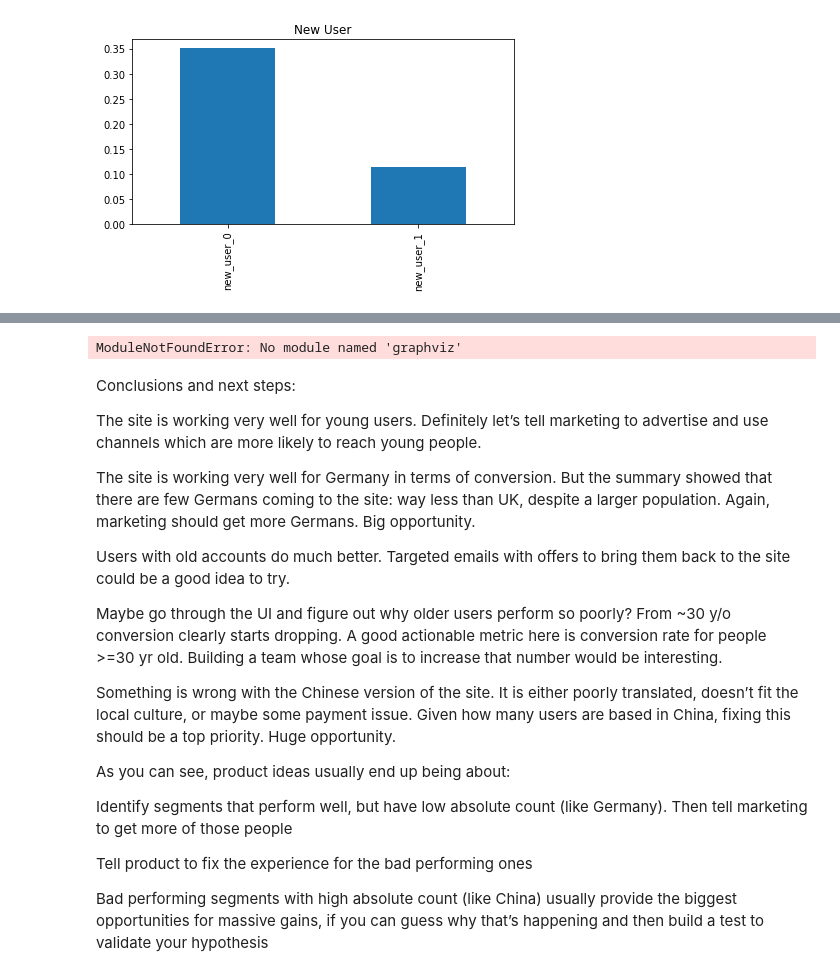
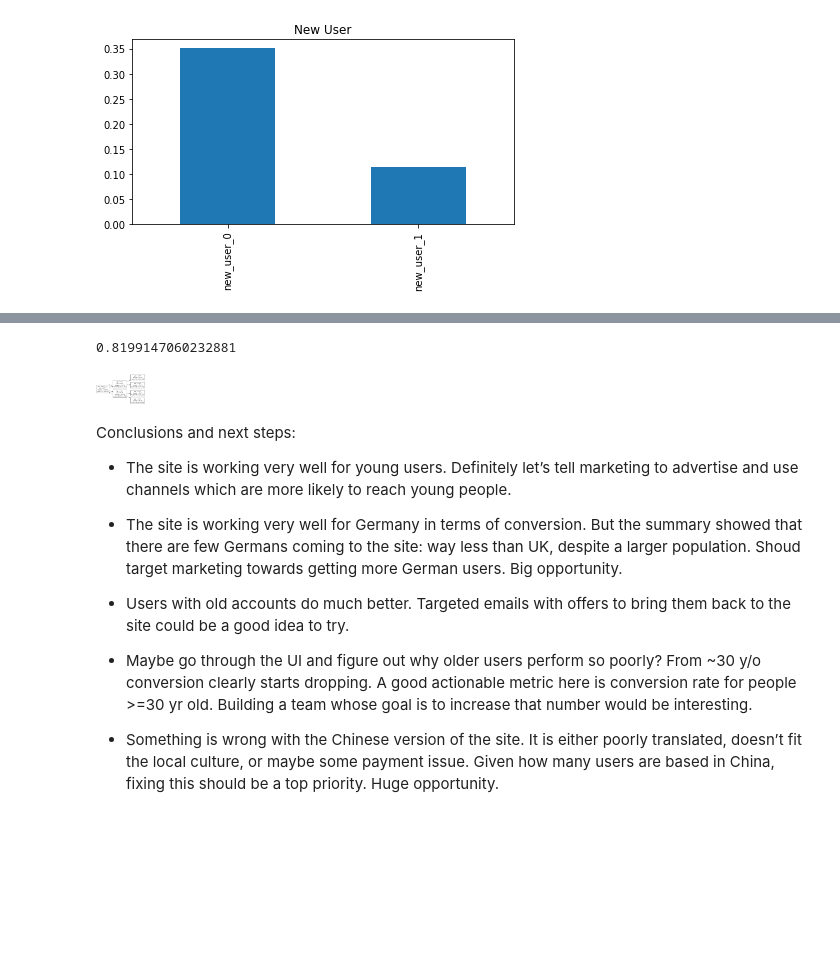
Before and after one commit to HarrisonJYU/DS_project, a Jupyter notebook: improve_conversion/Improve_Conversion_Rate.ipynb, the cells around one changed output, grey strips where cells are left out. Drawn from its saved outputs; the diff is of its cells as text; code cells hidden in the pictures; blank space fills up the shorter version.

```diff
--- a/improve_conversion/Improve_Conversion_Rate.ipynb
+++ b/improve_conversion/Improve_Conversion_Rate.ipynb
@@ -243,4 +232,5 @@ Source is less relevant
 # %%
+#!pip install graphviz
 import graphviz
 from sklearn.tree import DecisionTreeClassifier
 from sklearn.tree import export_graphviz
@@ -249,36 +239,32 @@ from graphviz import Source
 tree = DecisionTreeClassifier( max_depth=2,class_weight={0:1, 1:10}, min_impurity_decrease = 0.001)
 tree.fit(train.drop(['converted', 'total_pages_visited'], axis=1), train['converted'])
 
+
+tree.score(train.drop(['converted', 'total_pages_visited'], axis=1), train['converted'])
+
 #visualize it
 export_graphviz(tree, out_file="tree_conversion.dot", feature_names=train.drop(['converted', 'total_pages_visited'], axis=1).columns, proportion=True, rotate=True)
 with open("tree_conversion.dot") as f:
     dot_graph = f.read()
 
 s = Source.from_file("tree_conversion.dot")
-s.view()
+# s.view()
 # %% [output]
-ModuleNotFoundError: No module named 'graphviz'
+0.8199147060232881
+# %%
+from IPython.display import Image
+Image(filename='tree_conversion.png',width=50,height=50)
+# %% [output]
+[figure, added]
 # %% [markdown]
 Conclusions and next steps:
 
+- The site is working very well for young users. Definitely let’s tell marketing to advertise and use channels which are more likely to reach young people.
 
+- The site is working very well for Germany in terms of conversion. But the summary showed that there are few Germans coming to the site: way less than UK, despite a larger population. Shoud target marketing towards getting more German users. Big opportunity.
 
+- Users with old accounts do much better. Targeted emails with offers to bring them back to the site could be a good idea to try.
 
-The site is working very well for young users. Definitely let’s tell marketing to advertise and use channels which are more likely to reach young people.
+- Maybe go through the UI and figure out why older users perform so poorly? From ~30 y/o conversion clearly starts dropping. A good actionable metric here is conversion rate for people >=30 yr old. Building a team whose goal is to increase that number would be interesting.
 
-The site is working very well for Germany in terms of conversion. But the summary showed that there are few Germans coming to the site: way less than UK, despite a larger population. Again, marketing should get more Germans. Big opportunity.
-
-Users with old accounts do much better. Targeted emails with offers to bring them back to the site could be a good idea to try.
-
-Maybe go through the UI and figure out why older users perform so poorly? From ~30 y/o conversion clearly starts dropping. A good actionable metric here is conversion rate for people >=30 yr old. Building a team whose goal is to increase that number would be interesting.
-
-Something is wrong with the Chinese version of the site. It is either poorly translated, doesn’t fit the local culture, or maybe some payment issue. Given how many users are based in China, fixing this should be a top priority. Huge opportunity.
-
-
-As you can see, product ideas usually end up being about:
-
-Identify segments that perform well, but have low absolute count (like Germany). Then tell marketing to get more of those people
-
-Tell product to fix the experience for the bad performing ones
-
-Bad performing segments with high absolute count (like China) usually provide the biggest opportunities for massive gains, if you can guess why that’s happening and then build a test to validate your hypothesis
+- Something is wrong with the Chinese version of the site. It is either poorly translated, doesn’t fit the local culture, or maybe some payment issue. Given how many users are based in China, fixing this should be a top priority. Huge opportunity.
```
Also changed, not shown: parts of 14 cells of this notebook, 3 other files.
